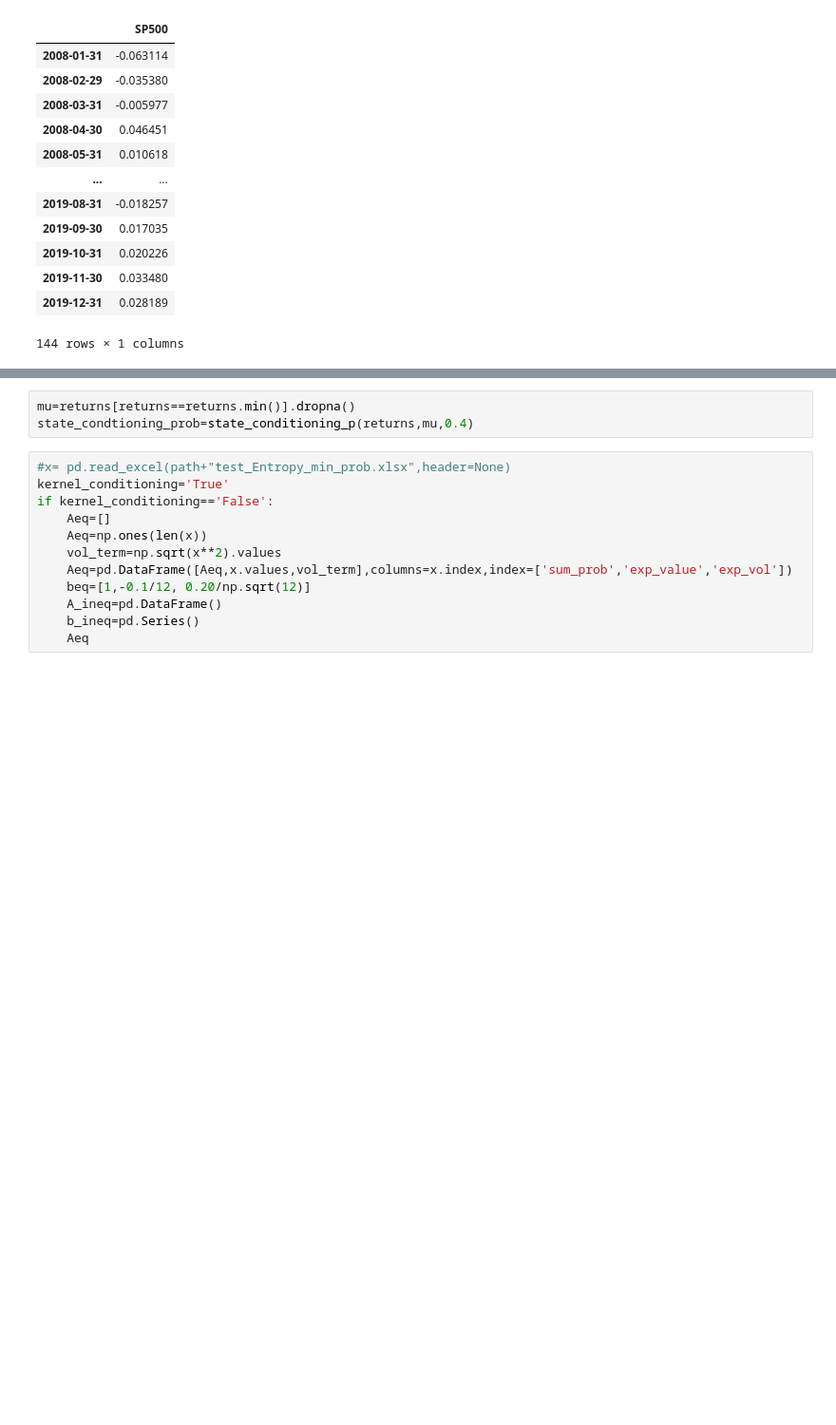
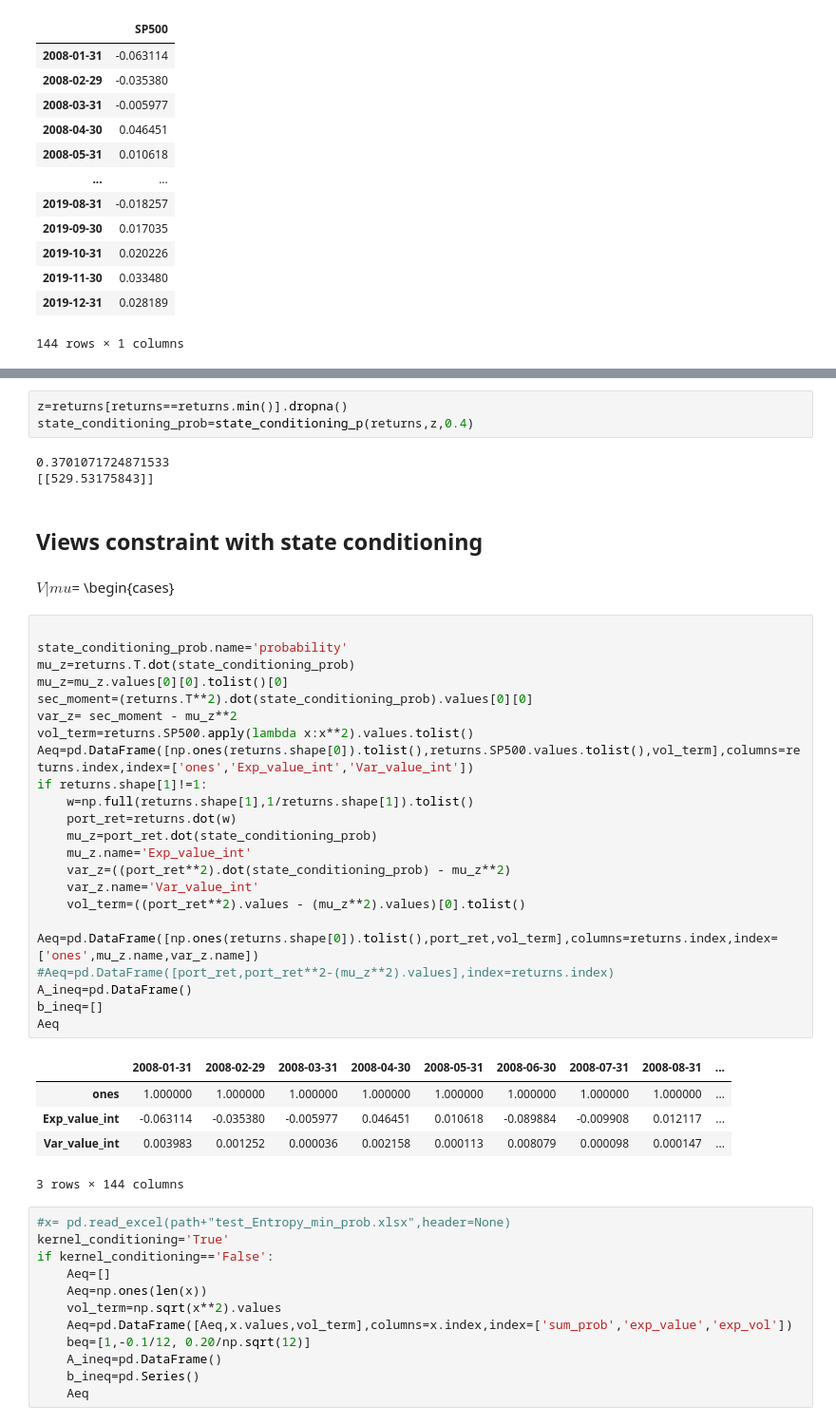
Before and after one commit to LucaDaquanno/Conditional-Monte-Carlo, a Jupyter notebook: test_meucci_2.ipynb, the cells around one changed output, grey strips where cells are left out. Shown at 95% size. Drawn from its saved outputs; the diff is of its cells as text; blank space fills up the shorter version.

```diff
--- a/test_meucci_2.ipynb
+++ b/test_meucci_2.ipynb
@@ -110,8 +113,43 @@ def state_conditioning_p(X,Mu,Eta):
     else:
         return print('X must be a series or a Dataframe')
 # %%
-mu=returns[returns==returns.min()].dropna()
-state_condtioning_prob=state_conditioning_p(returns,mu,0.4)
+z=returns[returns==returns.min()].dropna()
+state_conditioning_prob=state_conditioning_p(returns,z,0.4)
+# %% [output]
+0.3701071724871533
+[[529.53175843]]
+# %% [markdown]
+## Views constraint with state conditioning
+# %% [markdown]
+$V|mu$= \begin{cases}
+# %%
+
+state_conditioning_prob.name='probability'
+mu_z=returns.T.dot(state_conditioning_prob)
+mu_z=mu_z.values[0][0].tolist()[0]
+sec_moment=(returns.T**2).dot(state_conditioning_prob).values[0][0]
+var_z= sec_moment - mu_z**2
+vol_term=returns.SP500.apply(lambda x:x**2).values.tolist()
+Aeq=pd.DataFrame([np.ones(returns.shape[0]).tolist(),returns.SP500.values.tolist(),vol_term],columns=returns.index,index=['ones','Exp_value_int','Var_value_int'])
+if returns.shape[1]!=1:
+    w=np.full(returns.shape[1],1/returns.shape[1]).tolist()
+    port_ret=returns.dot(w)
+    mu_z=port_ret.dot(state_conditioning_prob)
+    mu_z.name='Exp_value_int'
+    var_z=((port_ret**2).dot(state_conditioning_prob) - mu_z**2)
+    var_z.name='Var_value_int'
+    vol_term=((port_ret**2).values - (mu_z**2).values)[0].tolist()
+    Aeq=pd.DataFrame([np.ones(returns.shape[0]).tolist(),port_ret,vol_term],columns=returns.index,index=['ones',mu_z.name,var_z.name])
+#Aeq=pd.DataFrame([port_ret,port_ret**2-(mu_z**2).values],index=returns.index)
+A_ineq=pd.DataFrame()
+b_ineq=[]
+Aeq
+# %% [output]
+|  | 2008-01-31 | 2008-02-29 | 2008-03-31 | 2008-04-30 | 2008-05-31 | 2008-06-30 | 2008-07-31 | 2008-08-31 | ... |
+| ones | 1.000000 | 1.000000 | 1.000000 | 1.000000 | 1.000000 | 1.000000 | 1.000000 | 1.000000 | ... |
+| Exp_value_int | -0.063114 | -0.035380 | -0.005977 | 0.046451 | 0.010618 | -0.089884 | -0.009908 | 0.012117 | ... |
+| Var_value_int | 0.003983 | 0.001252 | 0.000036 | 0.002158 | 0.000113 | 0.008079 | 0.000098 | 0.000147 | ... |
+3 rows × 144 columns
 # %%
 #x= pd.read_excel(path+"test_Entropy_min_prob.xlsx",header=None)
 kernel_conditioning='True'
```
Also changed, not shown: parts of 10 cells of this notebook.
